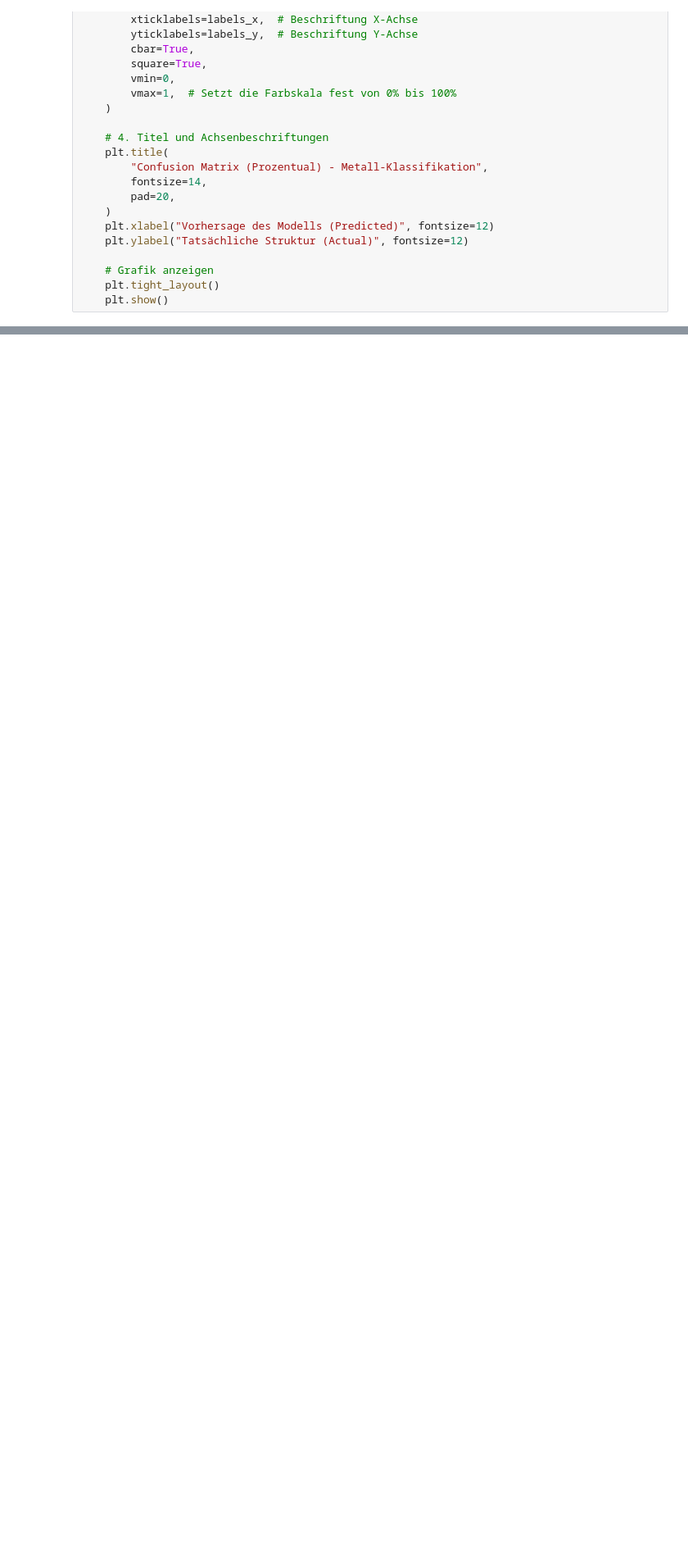
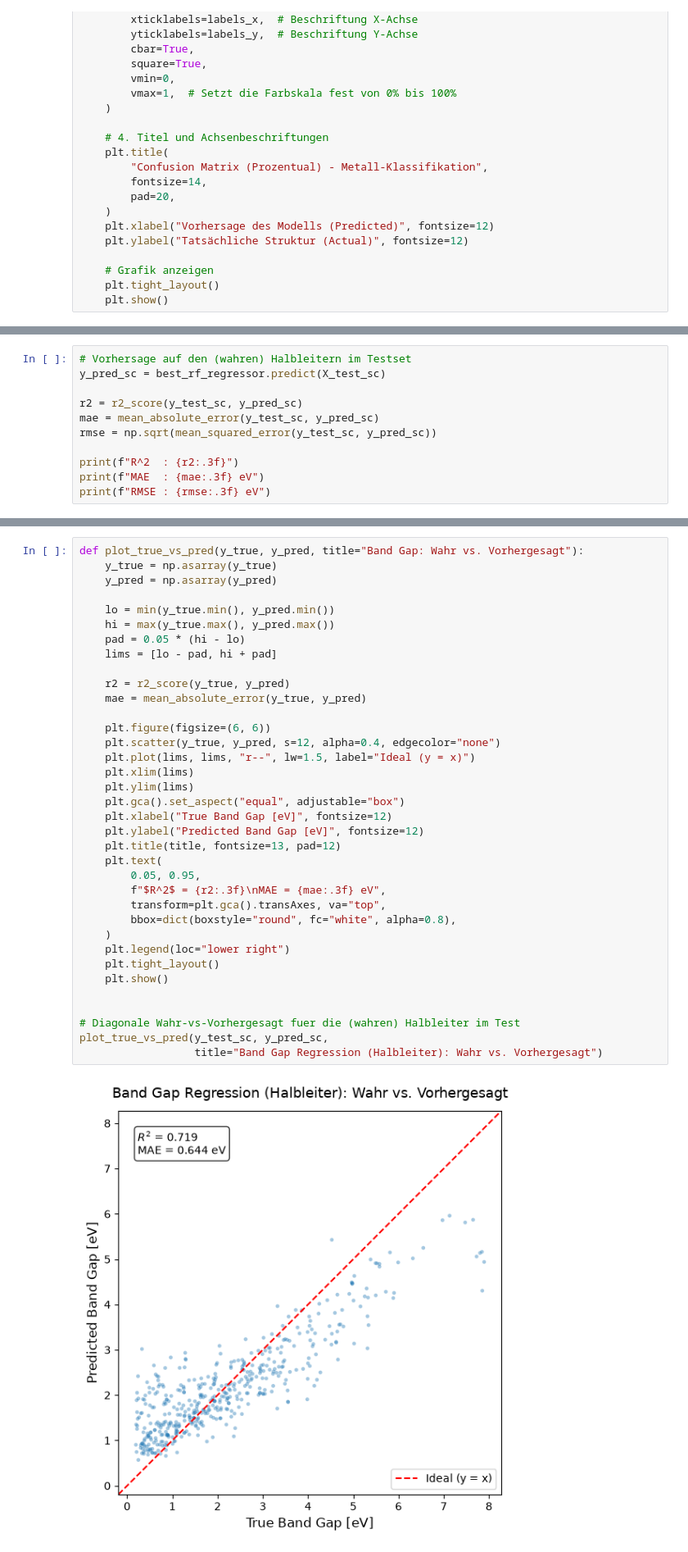
Before and after one commit to alexburg14/AML_Perovskite_Project, a Jupyter notebook: Band_Gap_Classifier/Best_RF_Classifier_BandGap.ipynb, the cells around one changed output, grey strips where cells are left out. Shown at 82% size. Drawn from its saved outputs; the diff is of its cells as text; blank space fills up the shorter version.

Commit message:
Pipeline BandGap Classifier + Regressor

```diff
--- a/Band_Gap_Classifier/Best_RF_Classifier_BandGap.ipynb
+++ b/Band_Gap_Classifier/Best_RF_Classifier_BandGap.ipynb
@@ -146,0 +270,11 @@ plot_confusion_matrix(loaded_rf_model, X_test, y_test, ["Kein Metall\n(False)",
+# %%
+# Vorhersage auf den (wahren) Halbleitern im Testset
+y_pred_sc = best_rf_regressor.predict(X_test_sc)
+
+r2 = r2_score(y_test_sc, y_pred_sc)
+mae = mean_absolute_error(y_test_sc, y_pred_sc)
+rmse = np.sqrt(mean_squared_error(y_test_sc, y_pred_sc))
+
+print(f"R^2  : {r2:.3f}")
+print(f"MAE  : {mae:.3f} eV")
+print(f"RMSE : {rmse:.3f} eV")
@@ -146,0 +285,38 @@ plot_confusion_matrix(loaded_rf_model, X_test, y_test, ["Kein Metall\n(False)",
+# %%
+def plot_true_vs_pred(y_true, y_pred, title="Band Gap: Wahr vs. Vorhergesagt"):
+    y_true = np.asarray(y_true)
+    y_pred = np.asarray(y_pred)
+
+    lo = min(y_true.min(), y_pred.min())
+    hi = max(y_true.max(), y_pred.max())
+    pad = 0.05 * (hi - lo)
+    lims = [lo - pad, hi + pad]
+
+    r2 = r2_score(y_true, y_pred)
+    mae = mean_absolute_error(y_true, y_pred)
+
+    plt.figure(figsize=(6, 6))
+    plt.scatter(y_true, y_pred, s=12, alpha=0.4, edgecolor="none")
+    plt.plot(lims, lims, "r--", lw=1.5, label="Ideal (y = x)")
+    plt.xlim(lims)
+    plt.ylim(lims)
+    plt.gca().set_aspect("equal", adjustable="box")
+    plt.xlabel("True Band Gap [eV]", fontsize=12)
+    plt.ylabel("Predicted Band Gap [eV]", fontsize=12)
+    plt.title(title, fontsize=13, pad=12)
+    plt.text(
+        0.05, 0.95,
+        f"$R^2$ = {r2:.3f}\nMAE = {mae:.3f} eV",
+        transform=plt.gca().transAxes, va="top",
+        bbox=dict(boxstyle="round", fc="white", alpha=0.8),
+    )
+    plt.legend(loc="lower right")
+    plt.tight_layout()
+    plt.show()
+
+
+# Diagonale Wahr-vs-Vorhergesagt fuer die (wahren) Halbleiter im Test
+plot_true_vs_pred(y_test_sc, y_pred_sc,
+                  title="Band Gap Regression (Halbleiter): Wahr vs. Vorhergesagt")
+# %% [output]
+[figure, added]
```
Also changed, not shown: parts of 21 cells of this notebook, 2 other files.
